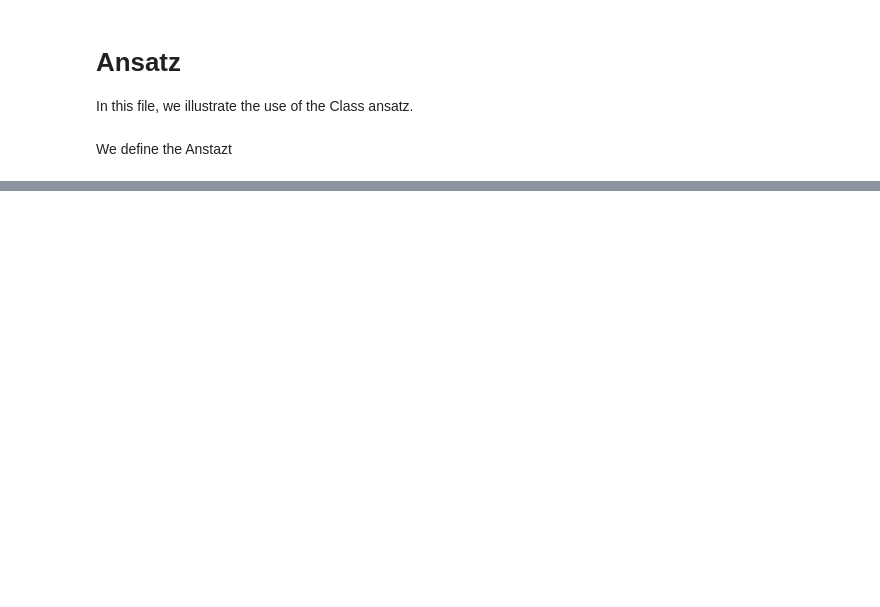
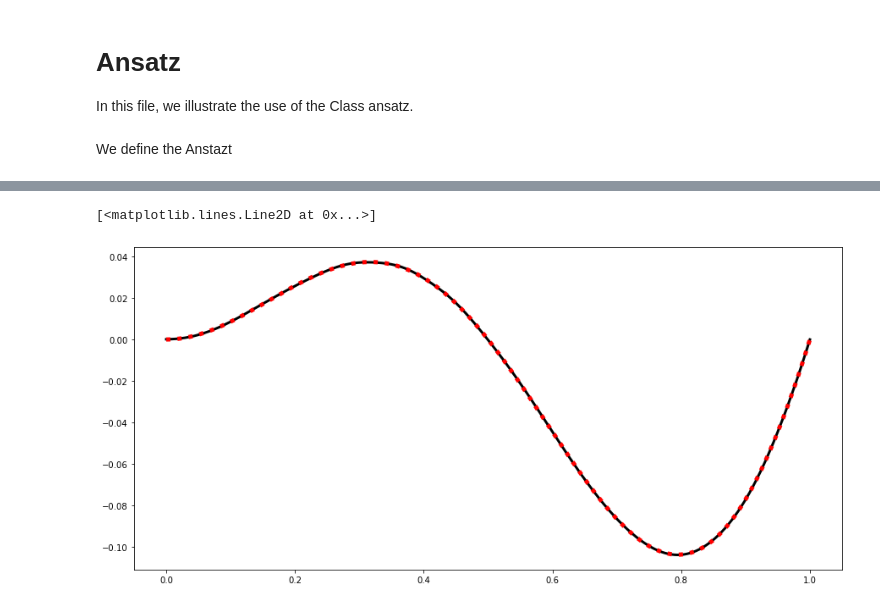
Before and after one commit to guimgarnier/EG_neuralgalerkin, a Jupyter notebook: notebooks/ansatz.ipynb, the cells around one changed output, grey strips where cells are left out. Cells and saved outputs as stored; diff of their text form; code cells hidden in the pictures; blank space fills up the shorter version.

```diff
--- a/notebooks/ansatz.ipynb
+++ b/notebooks/ansatz.ipynb
@@ -163,0 +180,8 @@ RuntimeError: Trying to backward through the graph a second time (or directly ac
+# %%
+y_train = model(mesh_x)
+fig = plt.figure(figsize=(15, 7))
+plt.plot(mesh_x.detach(), y_train.detach(), 'k', lw=3)
+plt.plot(mesh_x.detach(), y_true.detach(),'r:', lw=5)
+# %% [output]
+[<matplotlib.lines.Line2D at 0x...>]
+[figure, added]
```
Also changed, not shown: parts of 5 cells of this notebook, 1 other file.
